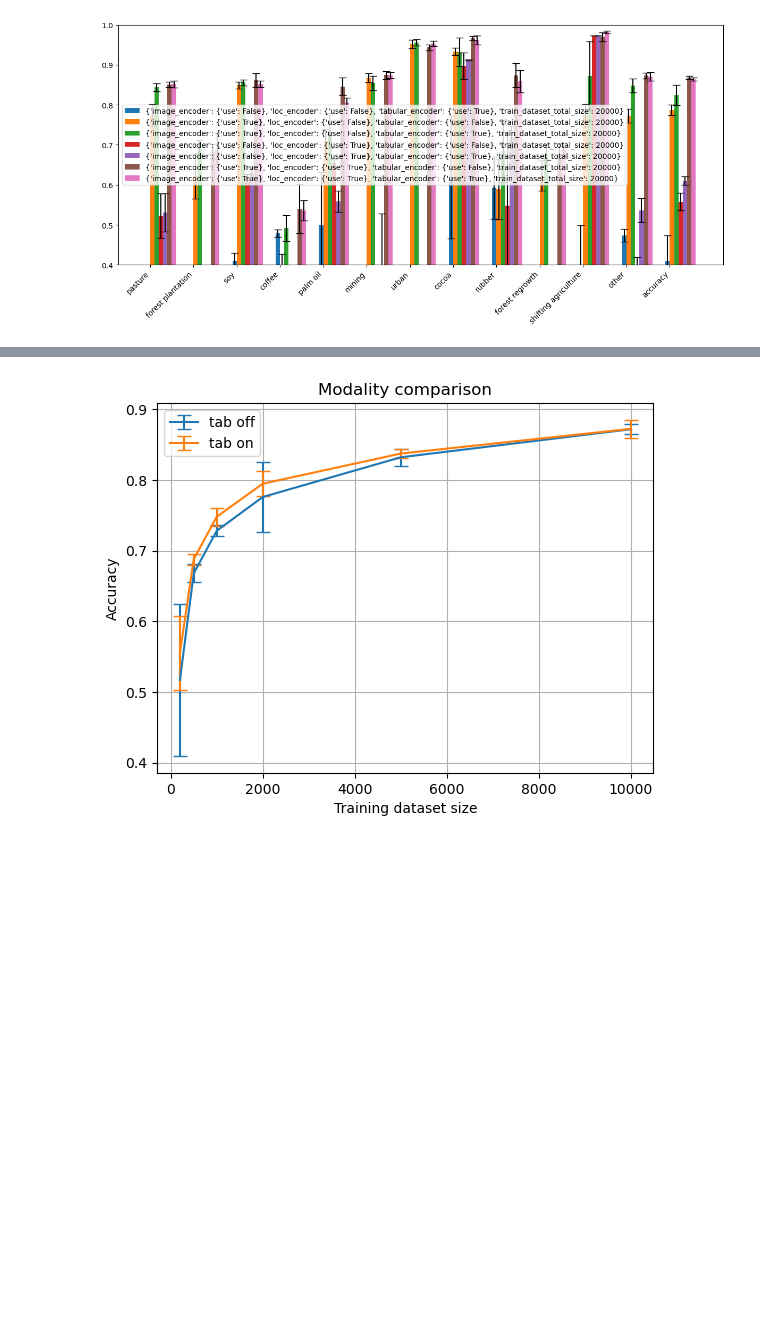
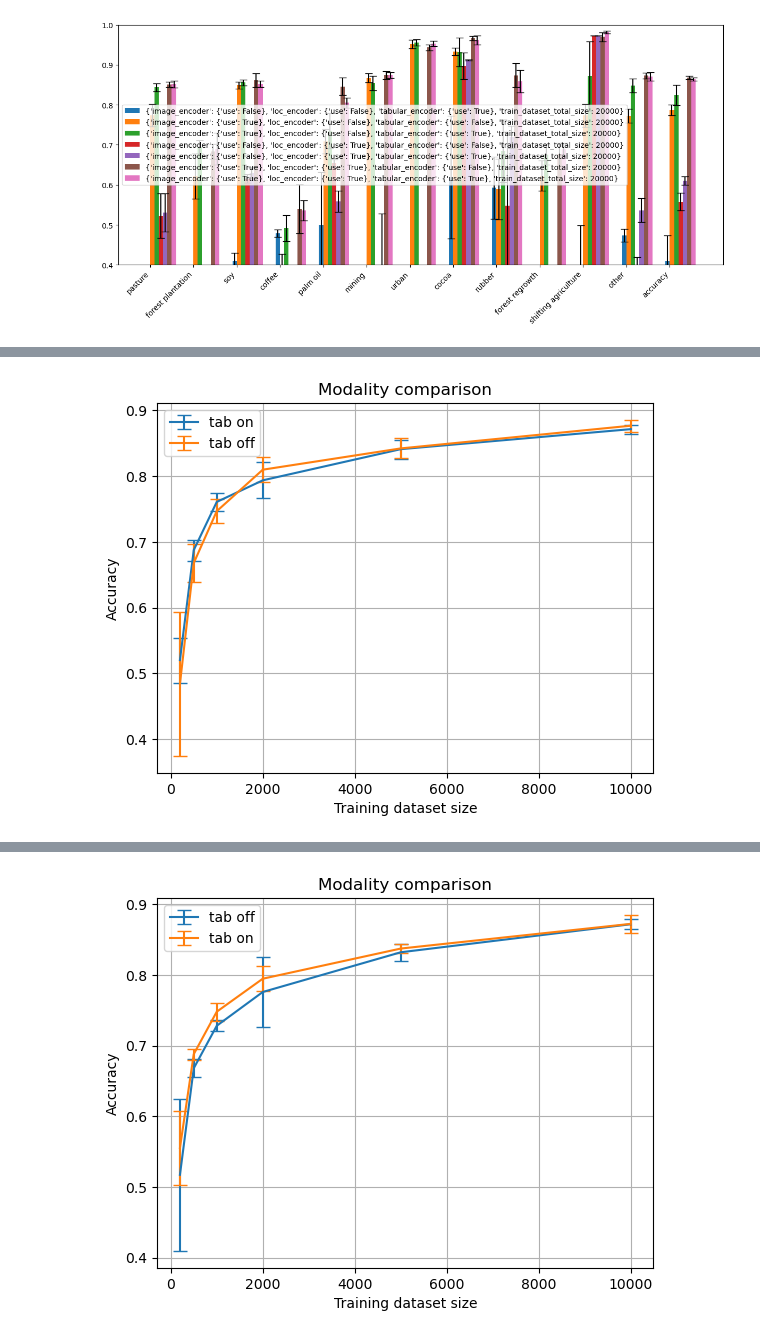
Before and after one commit to janpisl/location-encoding, a Jupyter notebook: notebooks/eval-modalities-20-9.ipynb, the cells around one changed output, grey strips where cells are left out. Saved outputs shown, nothing was run; the diff lists cells and outputs as text; code cells hidden in the pictures; blank space fills up the shorter version.

```diff
--- a/notebooks/eval-modalities-20-9.ipynb
+++ b/notebooks/eval-modalities-20-9.ipynb
@@ -474,7 +418,7 @@ run_names_mapping = {
 }
 # %%
 
-def _plot_dict(_dict, x_axis_vals, names=run_names):
+def _plot_dict(_dict, x_axis_vals, names=run_names_mapping):
     for key, value in _dict.items():
         acc = value['acc']
         std = value['std']
@@ -484,9 +428,16 @@ def _plot_dict(_dict, x_axis_vals, names=run_names):
     plt.ylabel('Accuracy')
     plt.title('Modality comparison')
     plt.legend()
+    #plt.xscale('log')
     plt.grid(True)
     plt.show()
 # %%
-def plot_metric(_model_stats, metric, run_names=run_names, n_examples=[200, 500, 1000, 2000, 5000, 10000, 20000]):
+def plot_metric(_model_stats, metric, run_names=run_names_mapping, n_examples=[200, 500, 1000, 2000, 5000, 10000, 20000]):
+
     processed_stats = process_stats_all(_model_stats, metric, n_examples_list=n_examples)
+
     _plot_dict(processed_stats, n_examples,run_names)
+# %%
+plot_metric(performance_per_configuration_renamed, 'accuracy', run_names_mapping, n_examples=[200, 500, 1000, 2000, 5000, 10000])
+# %% [output]
+[figure, added]
```
Also changed, not shown: parts of 18 cells of this notebook, 7 other files.
